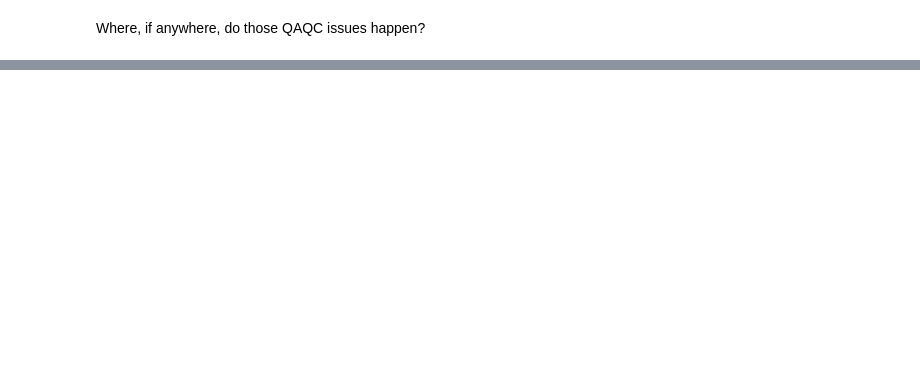
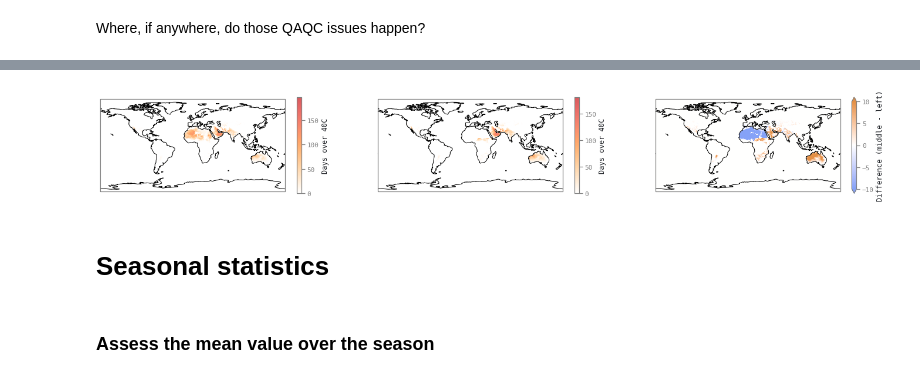
Before and after one commit to carbonplan/cmip6-downscaling, a Jupyter notebook: notebooks/analyses.ipynb, the cells around one changed output, grey strips where cells are left out. Saved outputs shown, nothing was run; the diff lists cells and outputs as text; code cells hidden in the pictures; blank space fills up the shorter version.

```diff
--- a/notebooks/analyses.ipynb
+++ b/notebooks/analyses.ipynb
@@ -82,0 +114,11 @@ time_aggregations = ['month', 'year']
+# %%
+days_over_40c_era5 = days_temperature_threshold(obs_ds, 'over', 273+40).compute()
+days_over_40c_ds = days_temperature_threshold(ds.sel(time=training_period), 'over', 273+40).compute()
+# %%
+plot_values_and_difference(days_over_40c_era5['tasmax'], days_over_40c_ds['tasmax'], cbar_kwargs={'label': 'Days over 40C'})
+# %% [output]
+[figure, added]
+# %% [markdown]
+# Seasonal statistics
+# %% [markdown]
+### Assess the mean value over the season
```
Also changed, not shown: parts of 35 cells of this notebook, 2 other files.
